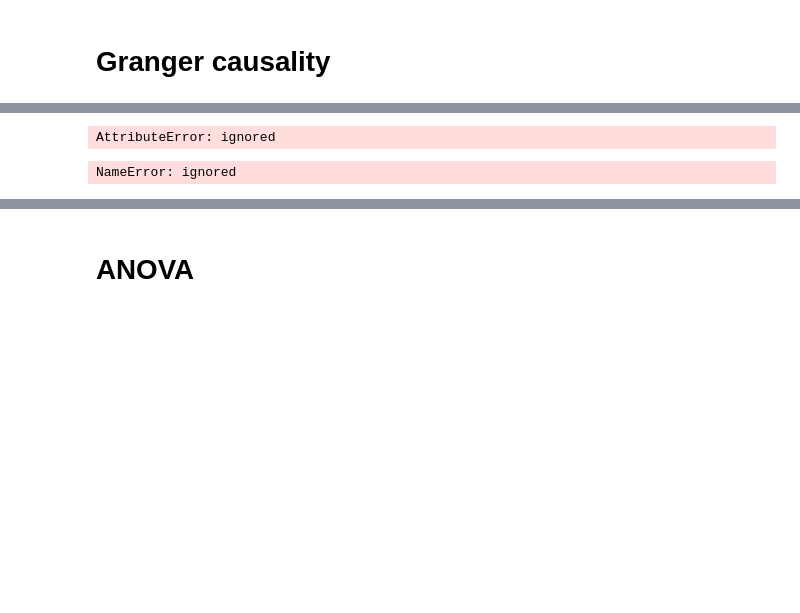
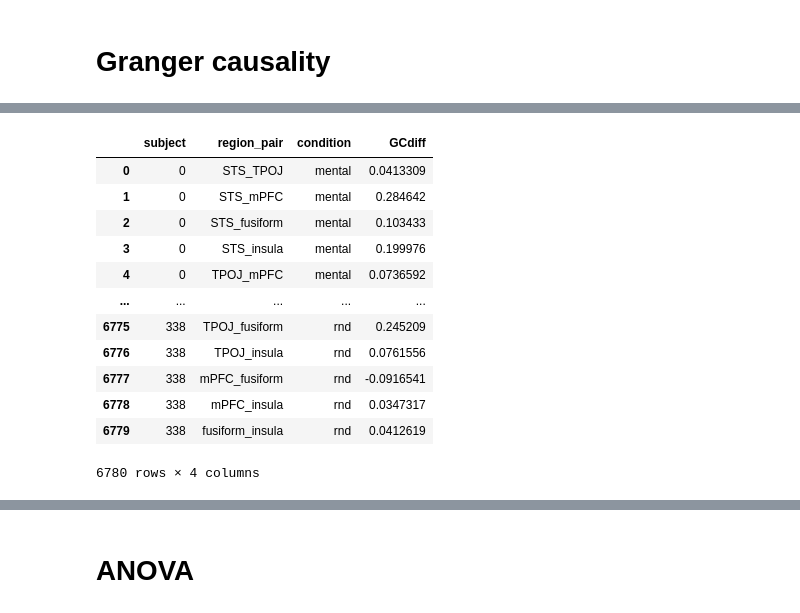
Before and after one commit to vss245/nma-code, a Jupyter notebook: hcp_fmri_analysis.ipynb, the cells around one changed output, grey strips where cells are left out. Drawn from its saved outputs; the diff is of its cells as text; code cells hidden in the pictures; blank space fills up the shorter version.

```diff
--- a/hcp_fmri_analysis.ipynb
+++ b/hcp_fmri_analysis.ipynb
@@ -419,11 +438,3 @@ subject_info = get_ts_condition(ts,subject,task,run,condition)
 TR = 0.72 # time res
 f_ub = 0.15
 f_lb = 0.02 # physiologically relevant freqs
-# %%
-g_caus = calculate_granger_causality(ts, TR, f_ub, f_lb)
-# %% [output]
-AttributeError: ignored
-# %%
-plt.imshow(g_caus)
-# %% [output]
-NameError: ignored
@@ -429,0 +454,55 @@ NameError: ignored
+# %%
+# analysis
+fail = 0
+# Loop over subjects
+
+for subject in subjects:
+
+  # Get number of runs
+  runs = range(len(get_image_ids(task)))
+
+  # Loop over conditions
+  for condition in conditions:
+
+    # Initialize empty matrix for GC scores (Nregions x Nregions x Nruns)
+    GCdiff = np.empty((np.shape(roi_names)[0],np.shape(roi_names)[0],np.shape(runs)[0]))
+    GCdiff[:] = np.nan
+
+    # loop over runs
+    for run in runs:
+
+      # Load time series of our regions of interest for this run
+      ts = load_subject_rois(subject,run=run)
+      # Get timeseries of this condition and run
+      ts_condition = get_ts_condition(ts,subject,task,run,condition)
+
+      # Calculate Granger Causality this condition and run for all connections
+      GCdiff[:,:,run] = calculate_granger_causality(ts_condition,TR)
+
+      # Keep track of convergence errors
+      fail += np.isnan(GCdiff).all()
+
+    # Average this condition's GC score over both runs
+    GCdiff = np.mean(GCdiff,axis=2)
+
+    # Fill in final Granger Causality scores for this condition in data frame
+    for rp in region_pairs_GC:
+      GCvalue = GCdiff[region_pairs_GC[rp]]
+      allGCdata.loc[(allGCdata.subject == subject) & (allGCdata.region_pair==rp) & (allGCdata.condition==condition),"GCdiff"] = GCvalue
+
+# Print data frame
+allGCdata
+# %% [output]
+|  | subject | region_pair | condition | GCdiff |
+| 0 | 0 | STS_TPOJ | mental | 0.0413309 |
+| 1 | 0 | STS_mPFC | mental | 0.284642 |
+| 2 | 0 | STS_fusiform | mental | 0.103433 |
+| 3 | 0 | STS_insula | mental | 0.199976 |
+| 4 | 0 | TPOJ_mPFC | mental | 0.0736592 |
+| ... | ... | ... | ... | ... |
+| 6775 | 338 | TPOJ_fusiform | rnd | 0.245209 |
+| 6776 | 338 | TPOJ_insula | rnd | 0.0761556 |
+| 6777 | 338 | mPFC_fusiform | rnd | -0.0916541 |
+| 6778 | 338 | mPFC_insula | rnd | 0.0347317 |
+| 6779 | 338 | fusiform_insula | rnd | 0.0412619 |
+6780 rows × 4 columns
```
Also changed, not shown: parts of 13 cells of this notebook.
